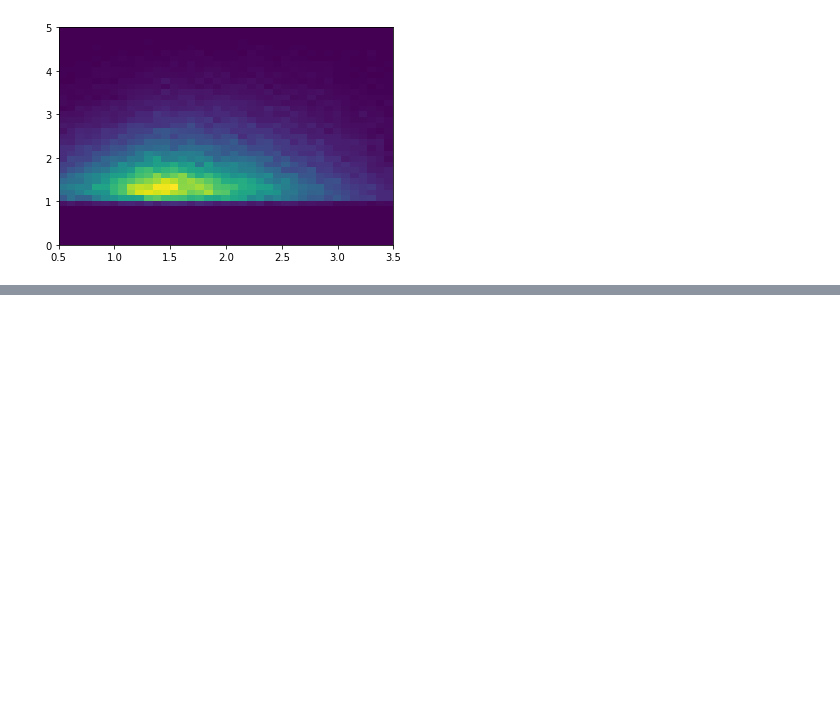
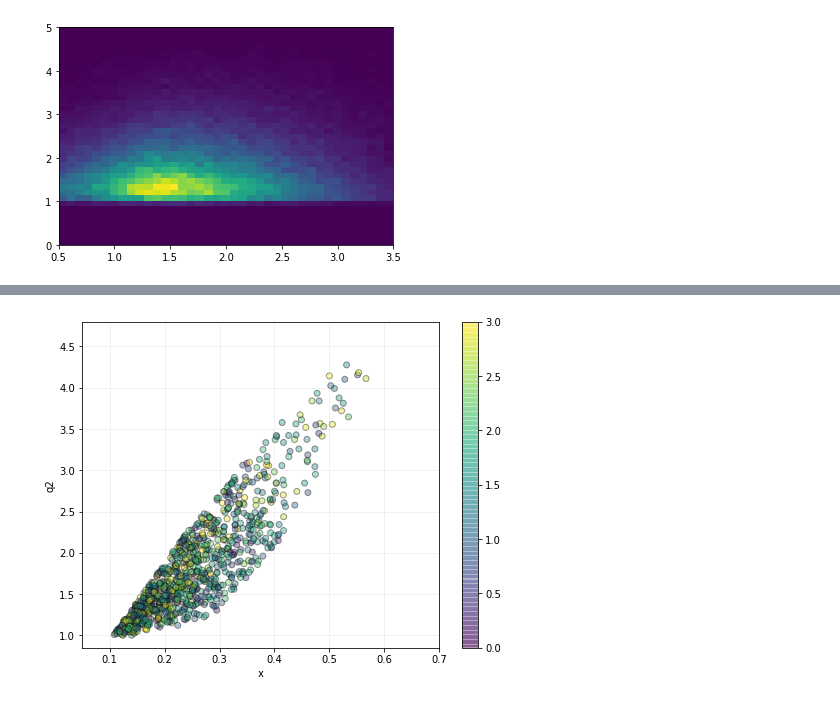
Before and after one commit to dmriser/python-analysis, a Jupyter notebook: kaon-bsa/compare-data-mc.ipynb, the cells around one changed output, grey strips where cells are left out. Saved outputs shown, nothing was run; the diff lists cells and outputs as text; code cells hidden in the pictures; blank space fills up the shorter version.

```diff
--- a/kaon-bsa/compare-data-mc.ipynb
+++ b/kaon-bsa/compare-data-mc.ipynb
@@ -129,0 +146,13 @@ plt.hist2d(data['p_mes'], data['q2'],
+# %%
+plt.figure(figsize=(8,6))
+plt.scatter(sample['x'], sample['q2'], c=sample['p_mes'],
+           alpha=0.4, edgecolor='k', vmin=0, vmax=3)
+plt.grid(alpha=0.22)
+plt.xlim([0.05,0.7])
+plt.ylim([0.85, 4.8])
+plt.colorbar()
+plt.xlabel('x')
+plt.ylabel('q2')
+plt.savefig('image/xq2_momentum.pdf', bbox_inches='tight')
+# %% [output]
+[figure, added]
```
Also changed, not shown: parts of 15 cells of this notebook, 1 other file.
